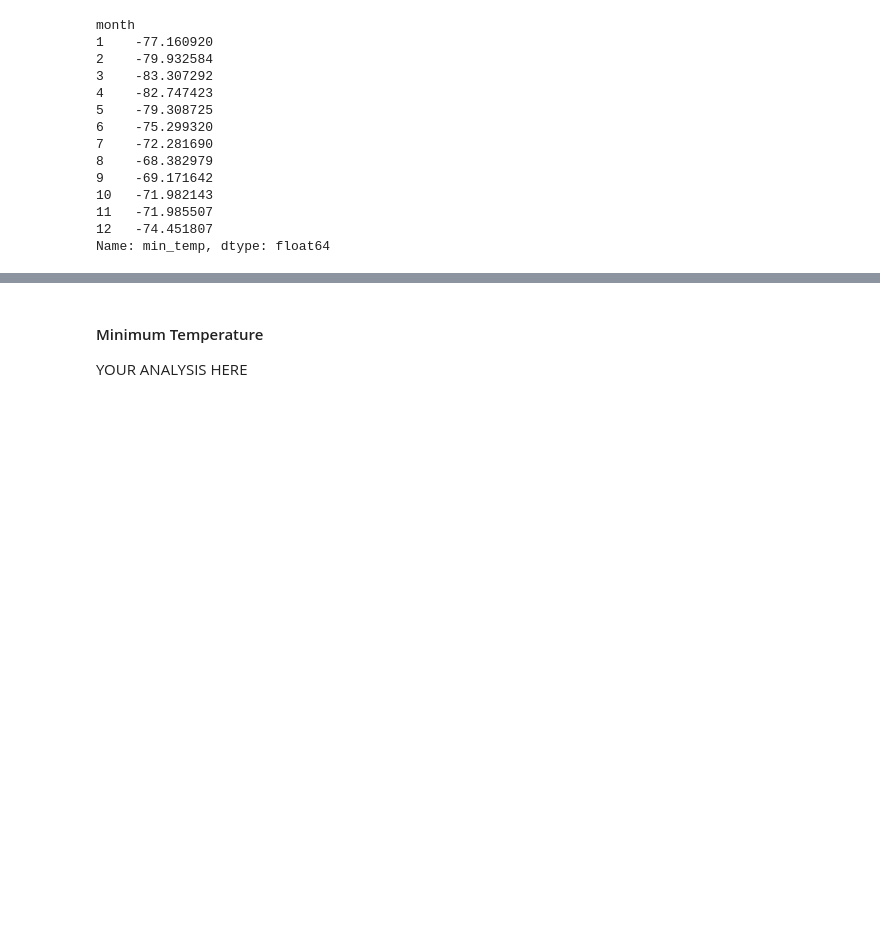
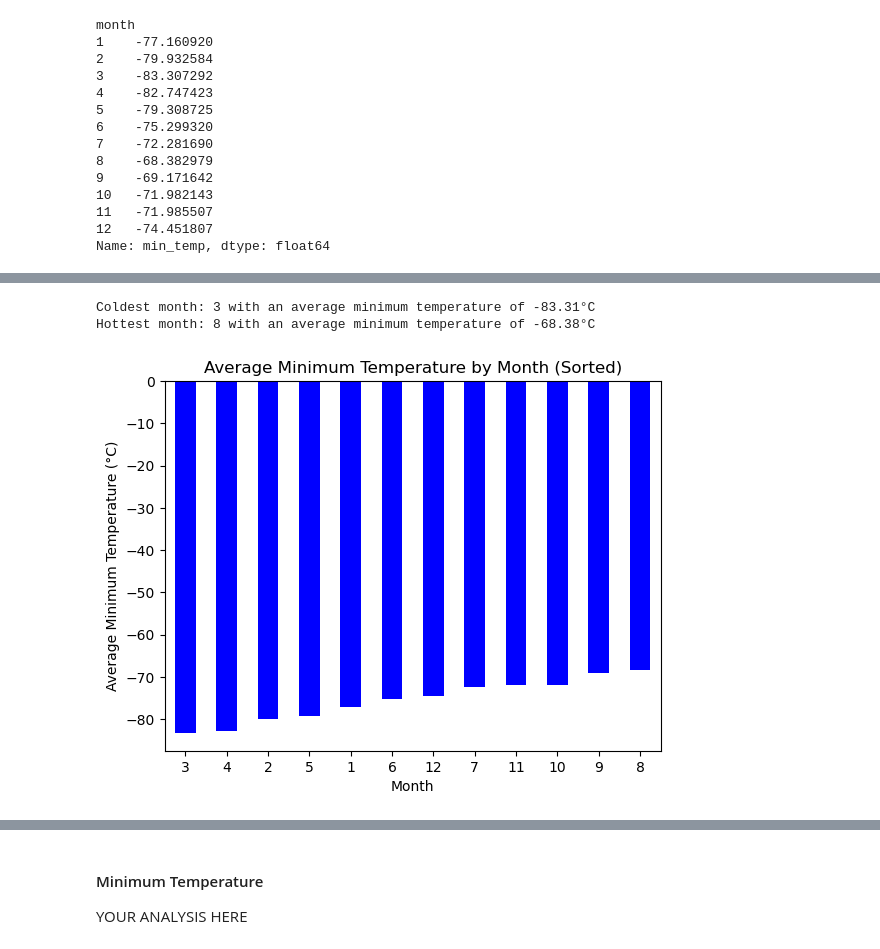
Before and after one commit to Kathyvng/beautiful_soup_challenge, a Jupyter notebook: part_2_mars_weather.ipynb, the cells around one changed output, grey strips where cells are left out. Drawn from its saved outputs; the diff is of its cells as text; code cells hidden in the pictures; blank space fills up the shorter version.

```diff
--- a/part_2_mars_weather.ipynb
+++ b/part_2_mars_weather.ipynb
@@ -187,0 +173,27 @@ Name: pressure, dtype: float64
+# %%
+# Identify the coldest and hottest months in Curiosity's location by sorting the previous graph
+# Sort the average minimum temperature by month
+sorted_avg_min_temp = avg_min_temp_by_month.sort_values()
+
+# Identify the coldest month (lowest temperature)
+coldest_month = sorted_avg_min_temp.idxmin()
+coldest_temp = sorted_avg_min_temp.min()
+
+# Identify the hottest month (highest temperature)
+hottest_month = sorted_avg_min_temp.idxmax()
+hottest_temp = sorted_avg_min_temp.max()
+
+# Print the results
+print(f"Coldest month: {coldest_month} with an average minimum temperature of {coldest_temp:.2f}°C")
+print(f"Hottest month: {hottest_month} with an average minimum temperature of {hottest_temp:.2f}°C")
+
+# Plot the sorted result (to visualize the coldest and hottest months)
+sorted_avg_min_temp.plot(kind='bar', title="Average Minimum Temperature by Month (Sorted)", color='blue')
+plt.xlabel('Month')
+plt.ylabel('Average Minimum Temperature (°C)')
+plt.xticks(rotation=0)  # Optional: keeps month labels horizontal
+plt.show()
+# %% [output]
+Coldest month: 3 with an average minimum temperature of -83.31°C
+Hottest month: 8 with an average minimum temperature of -68.38°C
+[figure, added]
```
Also changed, not shown: parts of 13 cells of this notebook, 1 other file.
